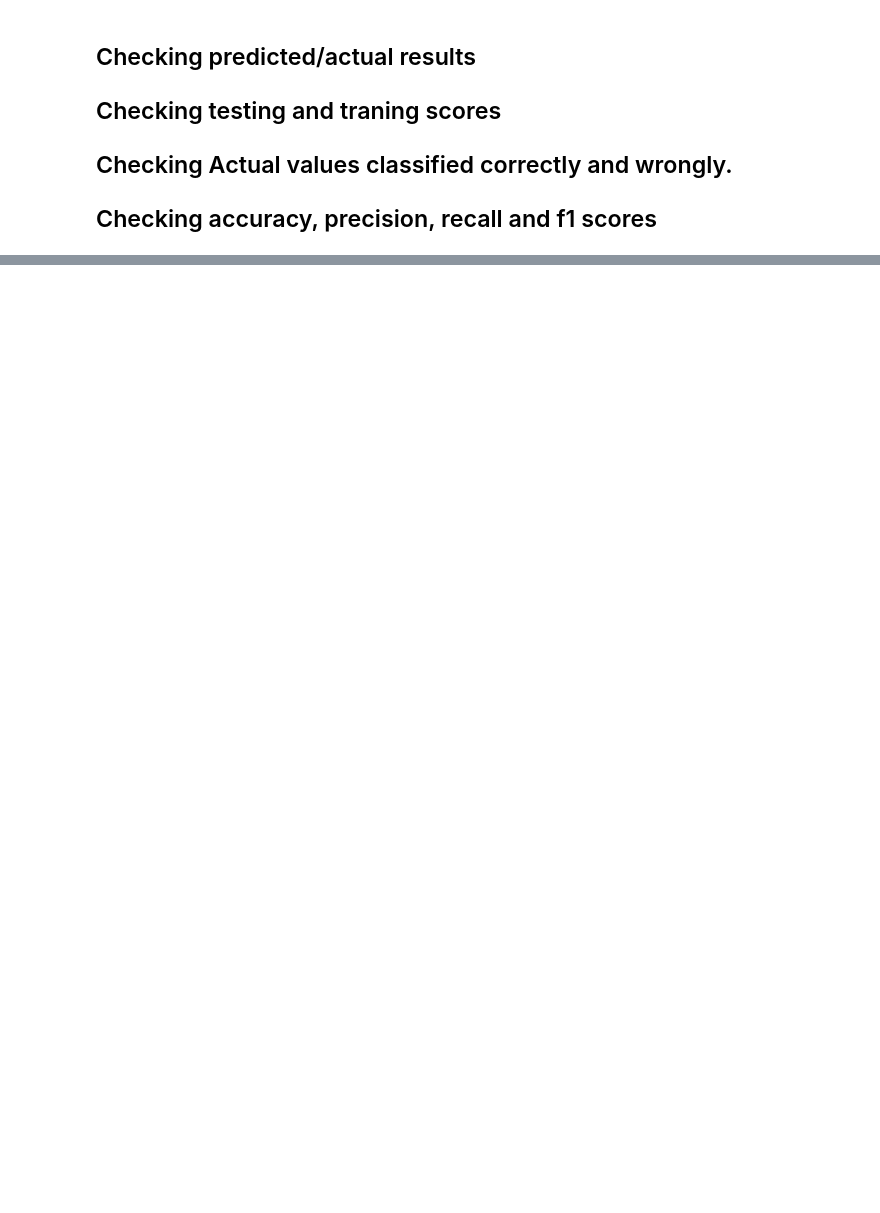
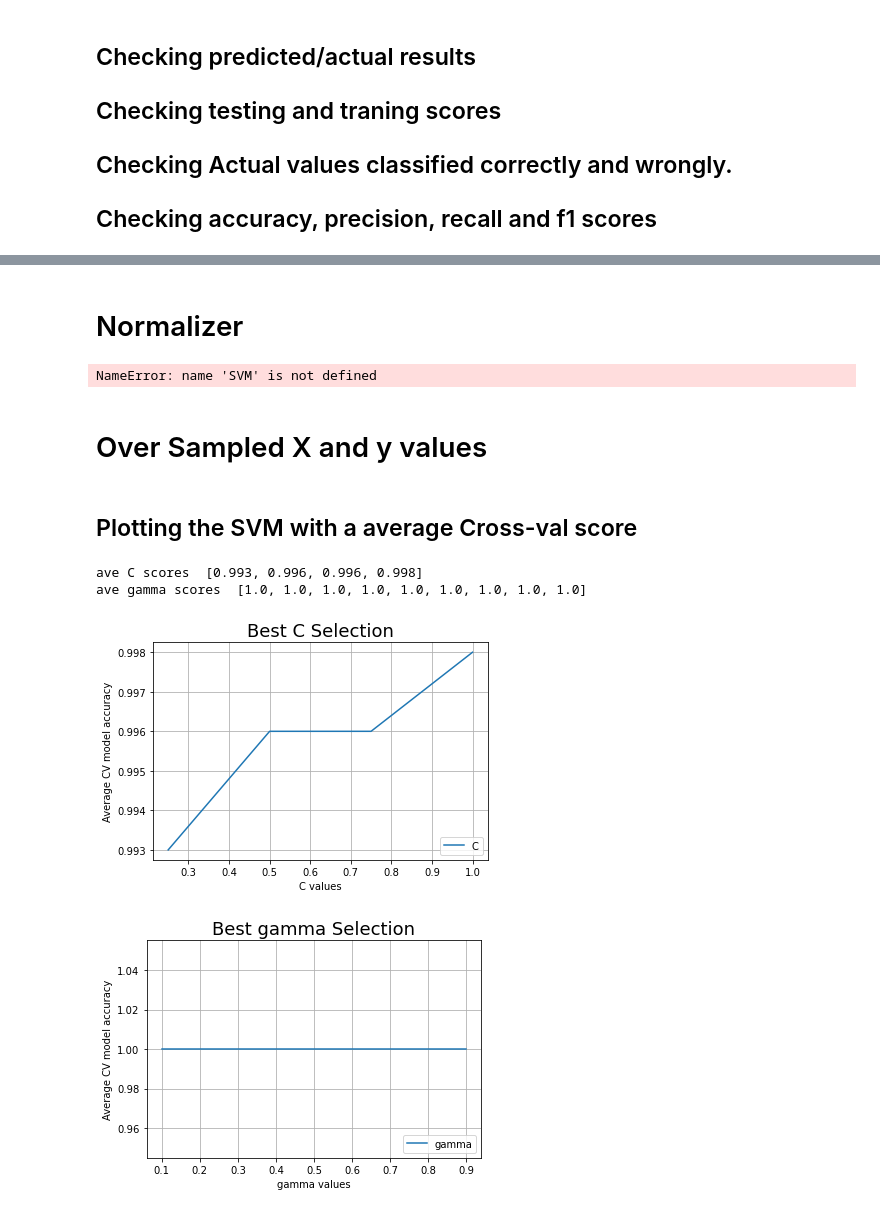
Before and after one commit to daasdemha/Sucide_prediction, a Jupyter notebook: SVM_model.ipynb, the cells around one changed output, grey strips where cells are left out. Cells and saved outputs as stored; diff of their text form; code cells hidden in the pictures; blank space fills up the shorter version.

```diff
--- a/SVM_model.ipynb
+++ b/SVM_model.ipynb
@@ -380,0 +382,24 @@ Classifier_function(KNeighborsClassifier(n_neighbors=20,weights="uniform"), UnSc
+# %% [markdown]
+# Normalizer
+# %%
+featurescaling(Normalizer(), X_train, X_test, y_train, y_test,\
+               SVM() ,"SVM Model")
+
+# Performs normalization scaling
+# Performs traing, testing prediction.
+# performs precision, recall, f1-score and support prediction
+# plots a confusion matrix
+# returns the traing, testing, precision, recall, f1-score
+# %% [output]
+NameError: name 'SVM' is not defined
+# %% [markdown]
+# Over Sampled X and y values
+# %% [markdown]
+## Plotting the SVM with a average Cross-val score
+# %%
+SVM_plot_Values(X_over,y_over)  # PLots KNN Cross Val score
+# %% [output]
+ave C scores  [0.993, 0.996, 0.996, 0.998]
+ave gamma scores  [1.0, 1.0, 1.0, 1.0, 1.0, 1.0, 1.0, 1.0, 1.0]
+[figure, added]
+[figure, added]
```
Also changed, not shown: parts of 61 cells of this notebook, 3 other files.
